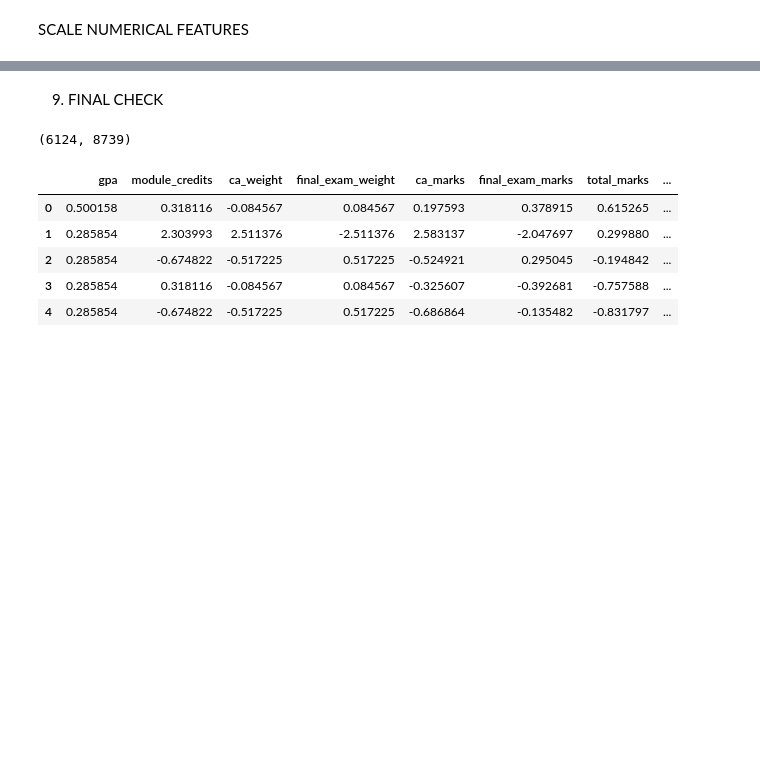
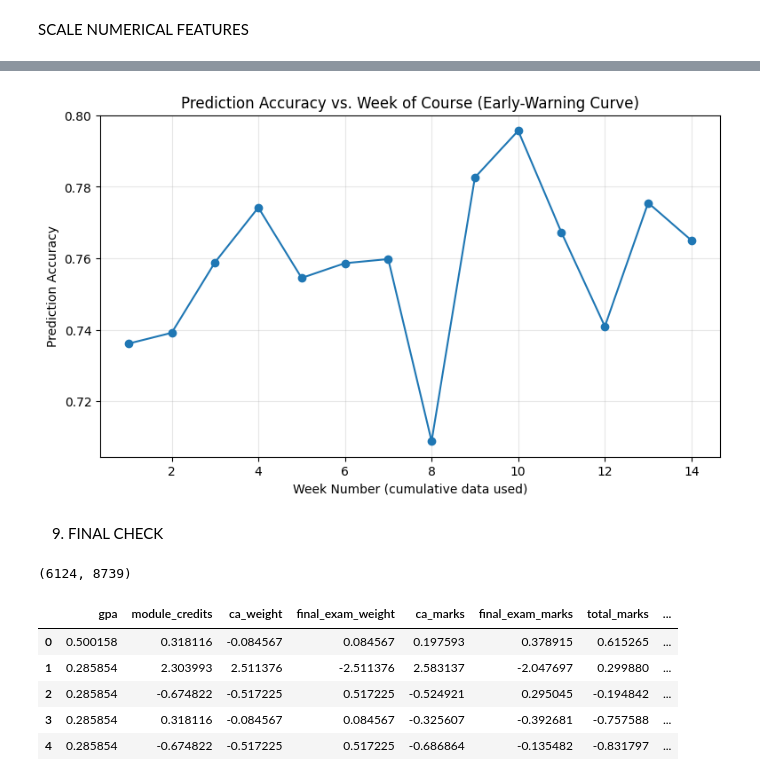
Before and after one commit to KSaubhagya/Prediction-Module, a Jupyter notebook: Risk_Prediction.ipynb, the cells around one changed output, grey strips where cells are left out. Saved outputs shown, nothing was run; the diff lists cells and outputs as text; code cells hidden in the pictures; blank space fills up the shorter version.

```diff
--- a/Risk_Prediction.ipynb
+++ b/Risk_Prediction.ipynb
@@ -560,0 +568,12 @@ SCALE NUMERICAL FEATURES
+# %%
+# week_number currently looks like "Week 9" (string) — extract the numeric part
+print(df["week_number"].unique()[:10])   # sanity check the raw format
+
+df["week_number_num"] = (
+    df["week_number"]
+    .astype(str)
+    .str.extract(r'(\d+)')
+    .astype(int)
+)
+
+print(df["week_number_num"].describe())
@@ -560,0 +592,55 @@ SCALE NUMERICAL FEATURES
+# %%
+weekly_results = []
+
+student_risk = df.groupby("student_id")["risk_category"].first()  # already 0/1/2 ints
+
+max_week = int(df["week_number_num"].max())
+
+for w in range(1, max_week + 1):
+
+    df_upto_w = df[df["week_number_num"] <= w]
+
+    if df_upto_w["student_id"].nunique() < 30:
+        continue
+
+    agg = df_upto_w.groupby("student_id").agg({
+        "attendance_percentage": "mean",
+        "assessment_score": "mean",
+        "click_count": "sum",
+        "login_frequency": "sum",
+        "time_spent_lms": "sum",
+        "resources_accessed": "sum",
+        "forum_chat_activity": "sum",
+        "gpa": "first"
+    }).reset_index()
+
+    agg["risk_category"] = agg["student_id"].map(student_risk)
+    agg = agg.dropna(subset=["risk_category"])
+
+    Xw = agg.drop(columns=["student_id", "risk_category"])
+    yw = agg["risk_category"].astype(int)   # <-- fixed: use directly, no le.transform()
+
+    if len(agg) < 50 or len(np.unique(yw)) < 2:
+        continue
+
+    Xw_train, Xw_test, yw_train, yw_test = train_test_split(
+        Xw, yw, test_size=0.2, random_state=42, stratify=yw
+    )
+
+    model_w = RandomForestClassifier(n_estimators=200, random_state=42)
+    model_w.fit(Xw_train, yw_train)
+    acc_w = accuracy_score(yw_test, model_w.predict(Xw_test))
+
+    weekly_results.append({"week": w, "accuracy": acc_w, "n_students": len(agg)})
+
+weekly_df = pd.DataFrame(weekly_results)
+print(weekly_df)
+
+plt.figure(figsize=(9,5))
+plt.plot(weekly_df["week"], weekly_df["accuracy"], marker="o")
+plt.xlabel("Week Number (cumulative data used)")
+plt.ylabel("Prediction Accuracy")
+plt.title("Prediction Accuracy vs. Week of Course (Early-Warning Curve)")
+plt.grid(alpha=0.3)
+plt.show()
+# %% [output]
@@ -561,3 +662,4 @@ SCALE NUMERICAL FEATURES
+[figure, added]
 # %%
 # Recompute numerical columns after feature engineering
 final_numerical_cols = df_encoded.select_dtypes(include=['int64', 'float64']).columns.tolist()
```
Also changed, not shown: parts of 4 cells of this notebook.
